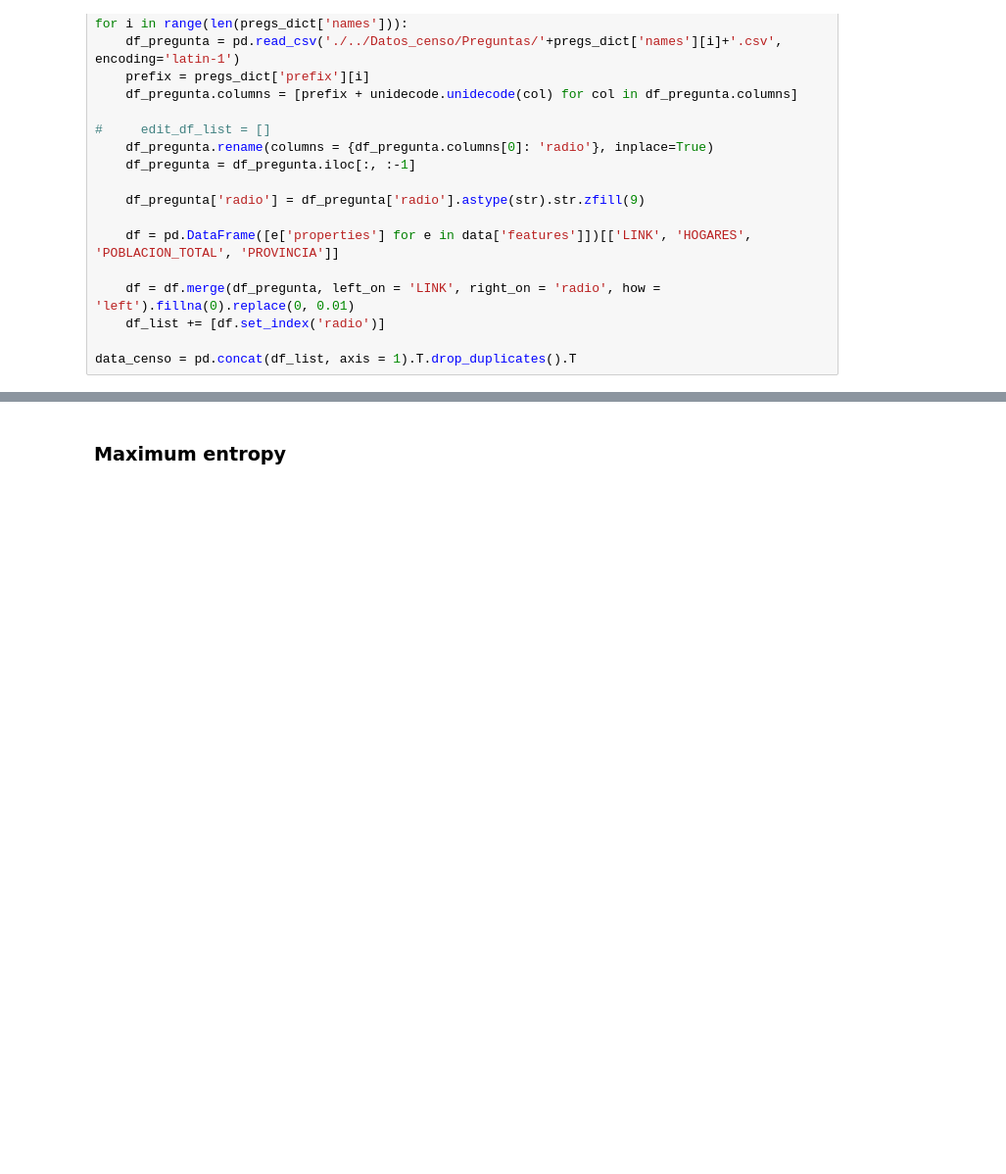
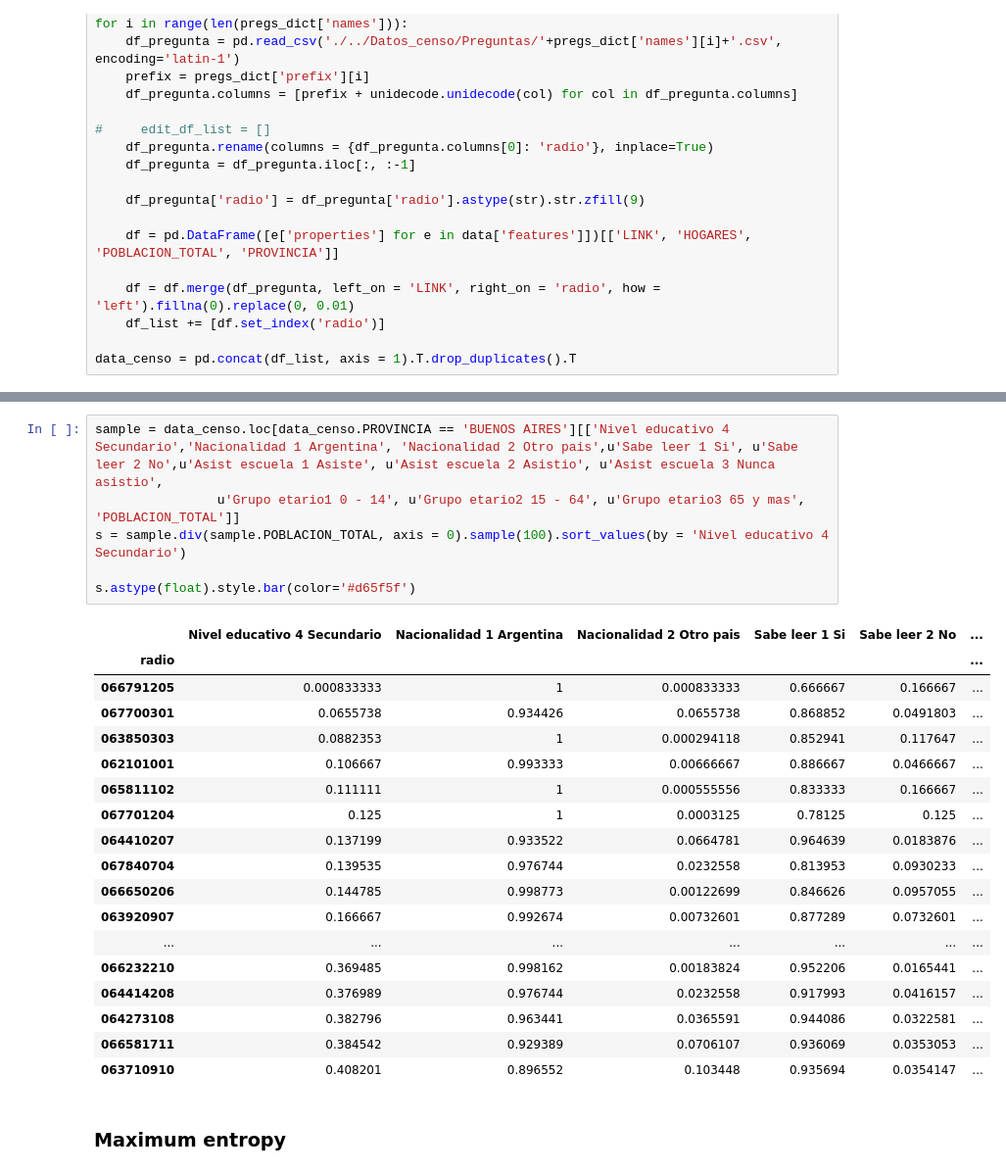
Before and after one commit to matuteiglesias/microdatos-EPH-INDEC, a Jupyter notebook: Infer form EPH survey.ipynb, the cells around one changed output, grey strips where cells are left out. Shown at 98% size. Drawn from its saved outputs; the diff is of its cells as text; blank space fills up the shorter version.

```diff
--- a/Infer form EPH survey.ipynb
+++ b/Infer form EPH survey.ipynb
@@ -127,3 +175,28 @@ data_censo.sample(10)
+# %%
+sample = data_censo.loc[data_censo.PROVINCIA == 'BUENOS AIRES'][['Nivel educativo 4 Secundario','Nacionalidad 1 Argentina', 'Nacionalidad 2 Otro pais',u'Sabe leer 1 Si', u'Sabe leer 2 No',u'Asist escuela 1 Asiste', u'Asist escuela 2 Asistio', u'Asist escuela 3 Nunca asistio',
+                u'Grupo etario1 0 - 14', u'Grupo etario2 15 - 64', u'Grupo etario3 65 y mas', 'POBLACION_TOTAL']]
+s = sample.div(sample.POBLACION_TOTAL, axis = 0).sample(100).sort_values(by = 'Nivel educativo 4 Secundario')
+
+s.astype(float).style.bar(color='#d65f5f')
+# %% [output]
+|  | Nivel educativo 4 Secundario | Nacionalidad 1 Argentina | Nacionalidad 2 Otro pais | Sabe leer 1 Si | Sabe leer 2 No | ... |
+| radio |  |  |  |  |  | ... |
+| 066791205 | 0.000833333 | 1 | 0.000833333 | 0.666667 | 0.166667 | ... |
+| 067700301 | 0.0655738 | 0.934426 | 0.0655738 | 0.868852 | 0.0491803 | ... |
+| 063850303 | 0.0882353 | 1 | 0.000294118 | 0.852941 | 0.117647 | ... |
+| 062101001 | 0.106667 | 0.993333 | 0.00666667 | 0.886667 | 0.0466667 | ... |
+| 065811102 | 0.111111 | 1 | 0.000555556 | 0.833333 | 0.166667 | ... |
+| 067701204 | 0.125 | 1 | 0.0003125 | 0.78125 | 0.125 | ... |
+| 064410207 | 0.137199 | 0.933522 | 0.0664781 | 0.964639 | 0.0183876 | ... |
+| 067840704 | 0.139535 | 0.976744 | 0.0232558 | 0.813953 | 0.0930233 | ... |
+| 066650206 | 0.144785 | 0.998773 | 0.00122699 | 0.846626 | 0.0957055 | ... |
+| 063920907 | 0.166667 | 0.992674 | 0.00732601 | 0.877289 | 0.0732601 | ... |
+| ... | ... | ... | ... | ... | ... | ... |
+| 066232210 | 0.369485 | 0.998162 | 0.00183824 | 0.952206 | 0.0165441 | ... |
+| 064414208 | 0.376989 | 0.976744 | 0.0232558 | 0.917993 | 0.0416157 | ... |
+| 064273108 | 0.382796 | 0.963441 | 0.0365591 | 0.944086 | 0.0322581 | ... |
+| 066581711 | 0.384542 | 0.929389 | 0.0706107 | 0.936069 | 0.0353053 | ... |
+| 063710910 | 0.408201 | 0.896552 | 0.103448 | 0.935694 | 0.0354147 | ... |
 # %% [markdown]
 ### Maximum entropy
 # %%
```
Also changed, not shown: parts of 10 cells of this notebook.
